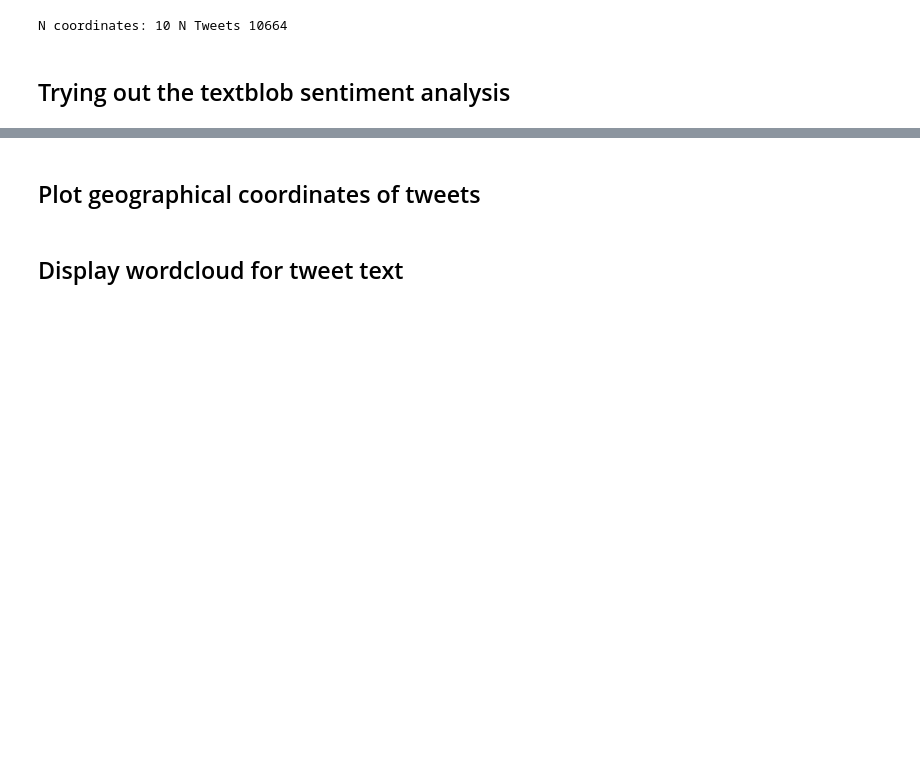
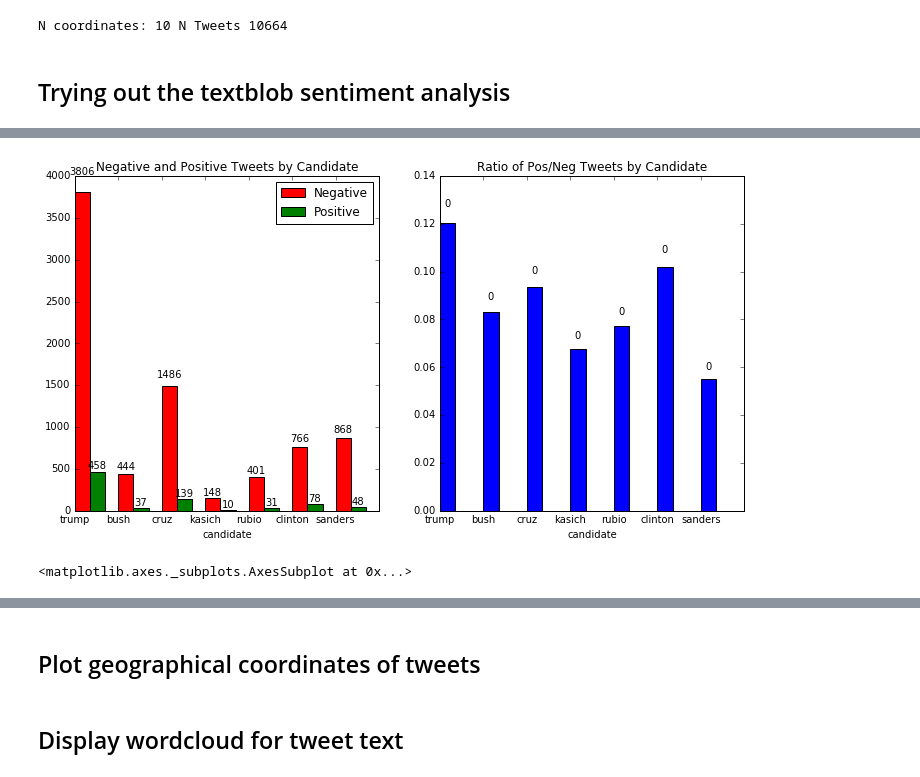
Before and after one commit to HoodPanther/pythoncode, a Jupyter notebook: tweetExplore.ipynb, the cells around one changed output, grey strips where cells are left out. Cells and saved outputs as stored; diff of their text form; code cells hidden in the pictures; blank space fills up the shorter version.

```diff
--- a/tweetExplore.ipynb
+++ b/tweetExplore.ipynb
@@ -169,0 +158,58 @@ makeWordcloud(tweetList)
+# %%
+ind = np.arange(len(candidates))  # the x locations for the groups
+width = 0.35       # the width of the bars
+from matplotlib import gridspec
+fig = plt.figure(figsize=(12, 6))
+gs = gridspec.GridSpec(1, 2, width_ratios=[4, 4])
+ax[0] = plt.subplot(gs[0])
+rects1 = ax[0].bar(ind, neg_tweets, width, color='r') #, yerr=menStd
+rects2 = ax[0].bar(ind + width, pos_tweets, width, color='g') #, yerr=womenStd
+
+
+# add some text for labels, title and axes ticks
+# plt.set_ylabel('Number of Tweets')
+# plt.set_title('Negative and Positive Tweets by Candidate')
+# plt.set_xticks(ind + width)
+# plt.set_xticklabels(candidates)
+ax[0].set_title('Negative and Positive Tweets by Candidate')
+
+ax[0].legend((rects1[0], rects2[0]), ('Negative', 'Positive'))
+ax[0].set_xlabel("candidate")
+ax[0].set_xticklabels(candidates)
+
+def autolabel(rects,axNum):
+    # attach some text labels
+    for rect in rects:
+        height = rect.get_height()
+        ax[axNum].text(rect.get_x() + rect.get_width()/2., 1.05*height,
+                '%d' % int(height),
+                ha='center', va='bottom')
+
+autolabel(rects1,0)
+autolabel(rects2,0)
+
+ax[1] = plt.subplot(gs[1])
+
+ax[1].set_title('Ratio of Pos/Neg Tweets by Candidate')
+ind = np.arange(len(candidates))
+# width = .3
+rect1 = ax[1].bar(ind, pos_neg_ratio, width, color = 'blue')
+# ax[1].xticks(ind+.3, candidates);
+ax[1].set_xlabel("candidate")
+ax[1].set_xticklabels(candidates)
+def autolabel2(rects,axNum):
+    # attach some text labels
+    for rect in rects:
+        height = rect.get_height()
+        ax[axNum].text(rect.get_x() + rect.get_width()/2., 1.05*height,
+                '%d' % height,
+                ha='center', va='bottom')
+
+autolabel2(rect1,1)
+plt.show()
+# %% [output]
+[figure, added]
+# %%
+ax[0]
+# %% [output]
+<matplotlib.axes._subplots.AxesSubplot at 0x...>
```
Also changed, not shown: parts of 11 cells of this notebook, 1 other file.
